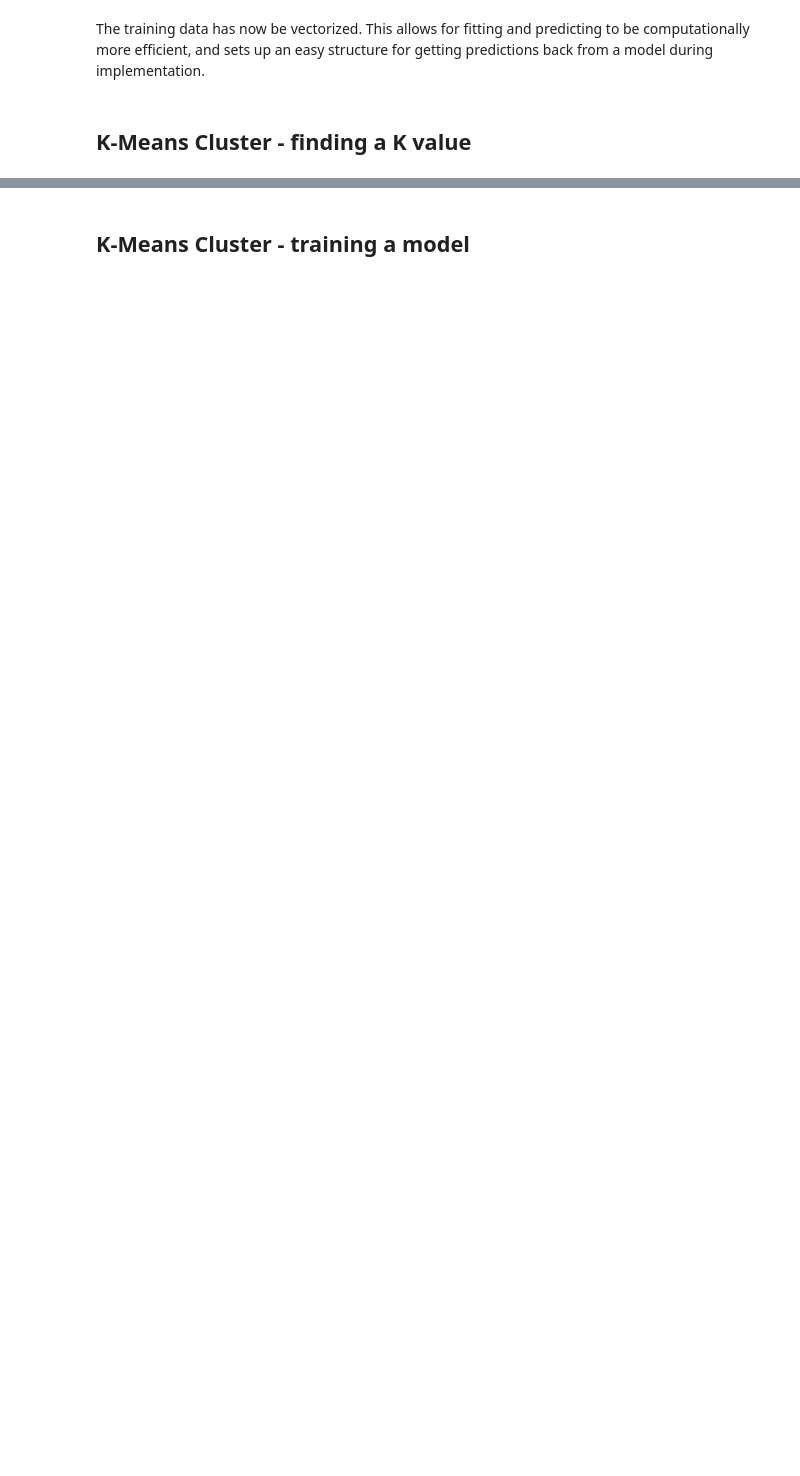
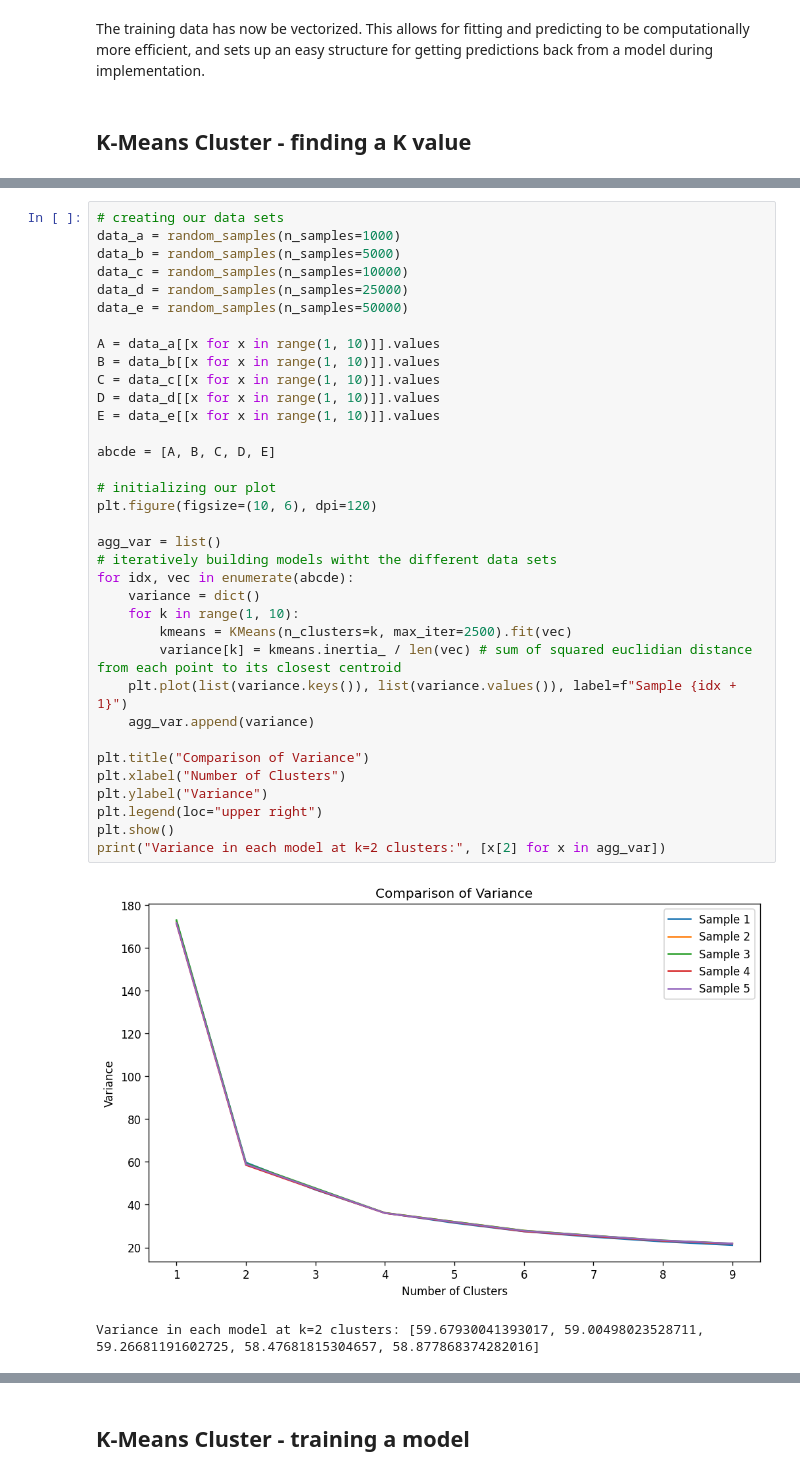
Before and after one commit to ScruffyTheMoose/TTT_ML, a Jupyter notebook: walkthrough.ipynb, the cells around one changed output, grey strips where cells are left out. Cells and saved outputs as stored; diff of their text form; blank space fills up the shorter version.

```diff
--- a/walkthrough.ipynb
+++ b/walkthrough.ipynb
@@ -90,0 +93,38 @@ In fact, if you continue to evaluate increasingly large datasets, the SSE will i
+# %%
+# creating our data sets
+data_a = random_samples(n_samples=1000)
+data_b = random_samples(n_samples=5000)
+data_c = random_samples(n_samples=10000)
+data_d = random_samples(n_samples=25000)
+data_e = random_samples(n_samples=50000)
+
+A = data_a[[x for x in range(1, 10)]].values
+B = data_b[[x for x in range(1, 10)]].values
+C = data_c[[x for x in range(1, 10)]].values
+D = data_d[[x for x in range(1, 10)]].values
+E = data_e[[x for x in range(1, 10)]].values
+
+abcde = [A, B, C, D, E]
+
+# initializing our plot
+plt.figure(figsize=(10, 6), dpi=120)
+
+agg_var = list()
+# iteratively building models witht the different data sets
+for idx, vec in enumerate(abcde):
+    variance = dict()
+    for k in range(1, 10):
+        kmeans = KMeans(n_clusters=k, max_iter=2500).fit(vec)
+        variance[k] = kmeans.inertia_ / len(vec) # sum of squared euclidian distance from each point to its closest centroid
+    plt.plot(list(variance.keys()), list(variance.values()), label=f"Sample {idx + 1}")
+    agg_var.append(variance)
+
+plt.title("Comparison of Variance")
+plt.xlabel("Number of Clusters")
+plt.ylabel("Variance")
+plt.legend(loc="upper right")
+plt.show()
+print("Variance in each model at k=2 clusters:", [x[2] for x in agg_var])
+# %% [output]
+[figure, added]
+Variance in each model at k=2 clusters: [59.67930041393017, 59.00498023528711, 59.26681191602725, 58.47681815304657, 58.877868374282016]
```
Also changed, not shown: parts of 19 cells of this notebook, 1 other file.
